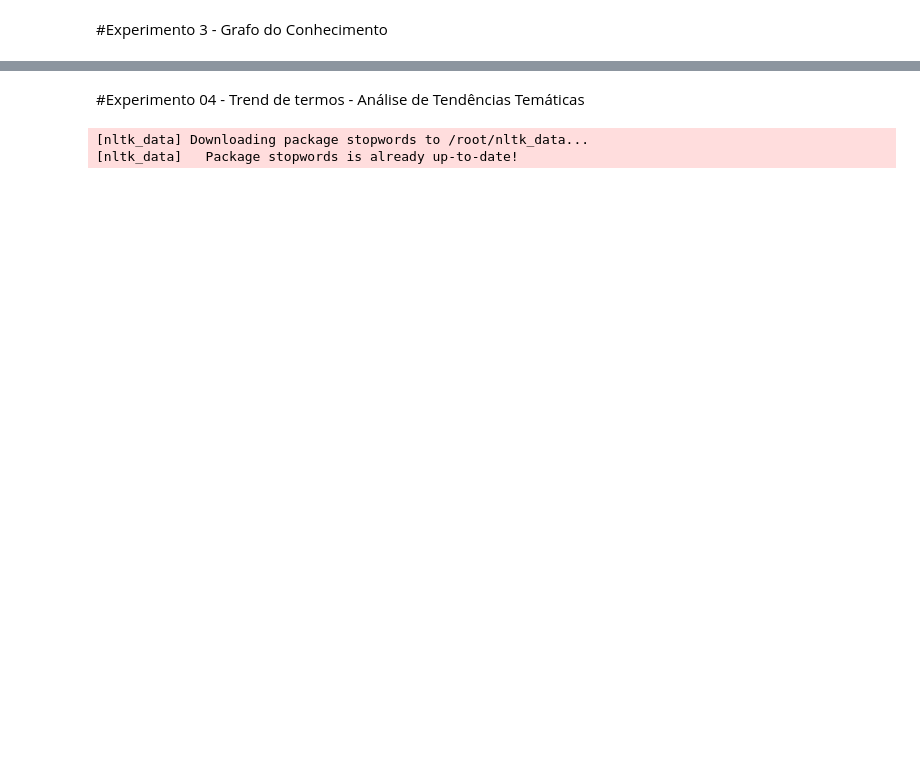
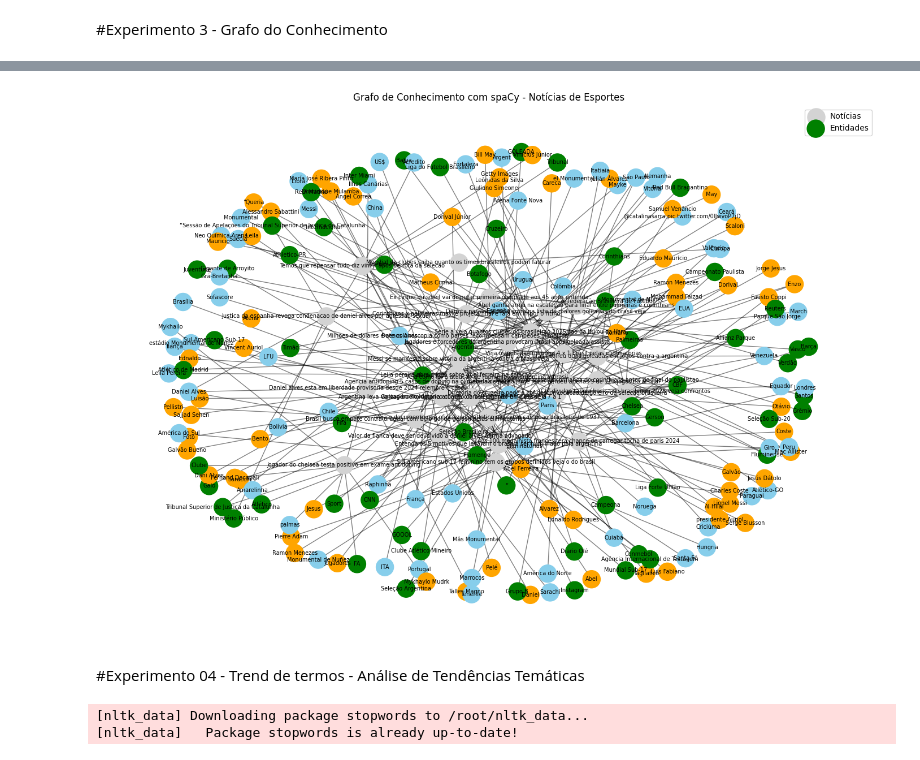
Before and after one commit to Ian0308/NewsGPT-Ian, a Jupyter notebook: NewsGPT_Projeto_Ian.ipynb, the cells around one changed output, grey strips where cells are left out. Cells and saved outputs as stored; diff of their text form; code cells hidden in the pictures; blank space fills up the shorter version.

```diff
--- a/NewsGPT_Projeto_Ian.ipynb
+++ b/NewsGPT_Projeto_Ian.ipynb
@@ -564,3 +447,60 @@ plt.show()
+# %%
+import spacy
+import networkx as nx
+import matplotlib.pyplot as plt
+
+# Carregar modelo de NER em português (apenas uma vez no início)
+nlp = spacy.load("pt_core_news_sm")
+
+# Função para detectar entidades nomeadas com spaCy
+def detectar_entidades_spacy(texto):
+    doc = nlp(texto[:1000])  # Limita texto por desempenho
+    entidades = []
+    for ent in doc.ents:
+        if ent.label_ in ['PER', 'ORG', 'LOC']:  # Pessoa, Organização, Local
+            tipo = {
+                'PER': 'pessoa',
+                'ORG': 'organizacao',
+                'LOC': 'local'
+            }[ent.label_]
+            entidades.append((ent.text.strip(), tipo))
+    return list(set(entidades))
+
+# Criar o grafo
+G = nx.Graph()
+
+# Popular o grafo com base nas notícias e entidades
+for titulo, texto in noticias:
+    if texto:
+        entidades = detectar_entidades_spacy(texto)
+        G.add_node(titulo, type='noticia')
+        for entidade, tipo in entidades:
+            G.add_node(entidade, type='entidade', categoria=tipo)
+            G.add_edge(titulo, entidade)
+
+# Visualização
+plt.figure(figsize=(14, 10))
+pos = nx.spring_layout(G, k=0.6)
+
+noticias_nodes = [n for n in G.nodes if G.nodes[n]['type'] == 'noticia']
+entidade_nodes = [n for n in G.nodes if G.nodes[n]['type'] == 'entidade']
+entidade_colors = [
+    {'pessoa': 'orange', 'organizacao': 'green', 'local': 'skyblue'}.get(G.nodes[n].get('categoria'), 'gray')
+    for n in entidade_nodes
+]
+
+nx.draw_networkx_nodes(G, pos, nodelist=noticias_nodes, node_color='lightgray', node_size=500, label='Notícias')
+nx.draw_networkx_nodes(G, pos, nodelist=entidade_nodes, node_color=entidade_colors, node_size=500, label='Entidades')
+nx.draw_networkx_edges(G, pos, alpha=0.5)
+nx.draw_networkx_labels(G, pos, font_size=7)
+
+plt.title("Grafo de Conhecimento com spaCy - Notícias de Esportes")
+plt.axis('off')
+plt.legend()
+plt.tight_layout()
+plt.show()
+# %% [output]
+[figure, added]
 # %% [markdown]
 #Experimento 04 - Trend de termos - Análise de Tendências Temáticas
 # %%
```
Also changed, not shown: parts of 32 cells of this notebook.
